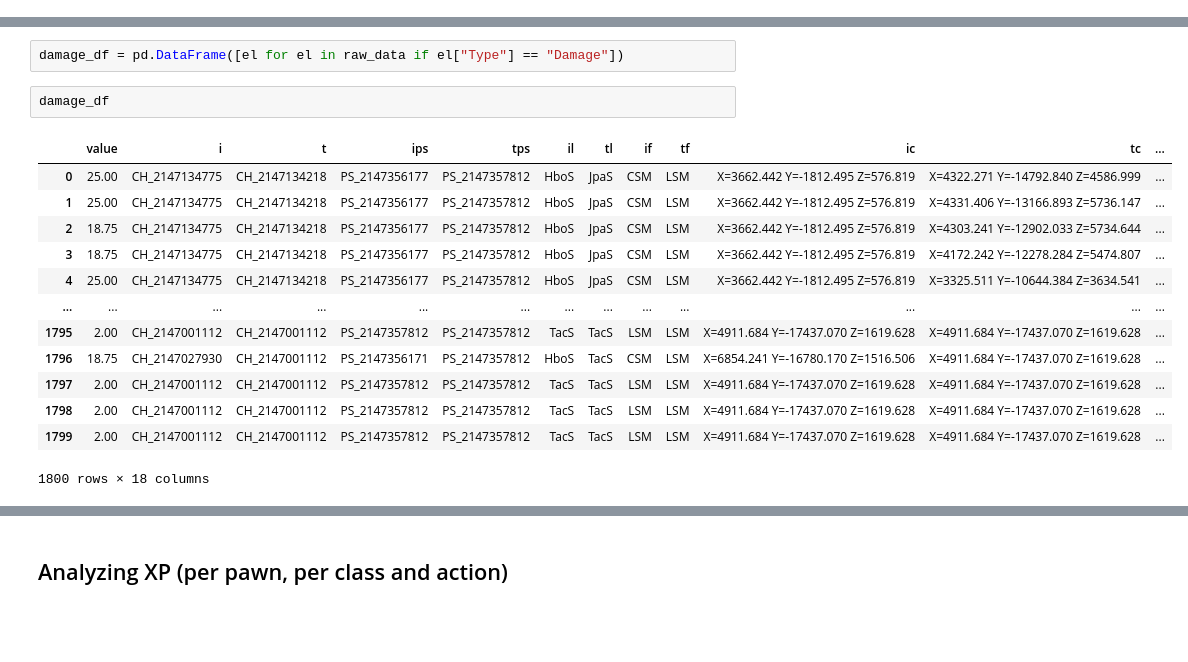
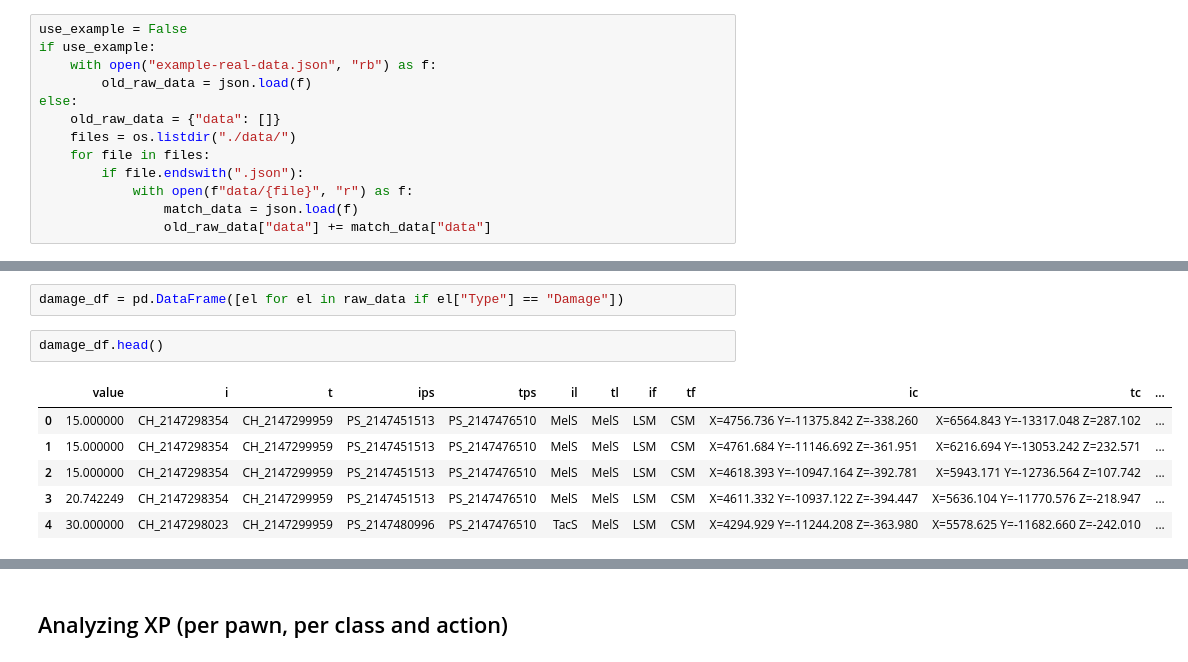
Before and after one commit to JediKnightChan/ECRTools, a Jupyter notebook: ecr-analytics/example/rawdata-analyzer.ipynb, the cells around one changed output, grey strips where cells are left out. Saved outputs shown, nothing was run; the diff lists cells and outputs as text; blank space fills up the shorter version.

```diff
--- a/ecr-analytics/example/rawdata-analyzer.ipynb
+++ b/ecr-analytics/example/rawdata-analyzer.ipynb
@@ -13,0 +13,13 @@ with open("example-real-data.json", "rb") as f:
+# %%
+use_example = False
+if use_example:
+    with open("example-real-data.json", "rb") as f:
+        old_raw_data = json.load(f)
+else:
+    old_raw_data = {"data": []}
+    files = os.listdir("./data/")
+    for file in files:
+        if file.endswith(".json"):
+            with open(f"data/{file}", "r") as f:
+                match_data = json.load(f)
+                old_raw_data["data"] += match_data["data"]
@@ -45,21 +61,14 @@ for el in old_raw_data["data"]:
 # %%
 damage_df = pd.DataFrame([el for el in raw_data if el["Type"] == "Damage"])
 # %%
-damage_df
+damage_df.head()
 # %% [output]
 |  | value | i | t | ips | tps | il | tl | if | tf | ic | tc | ... |
-| 0 | 25.00 | CH_2147134775 | CH_2147134218 | PS_2147356177 | PS_2147357812 | HboS | JpaS | CSM | LSM | X=3662.442 Y=-1812.495 Z=576.819 | X=4322.271 Y=-14792.840 Z=4586.999 | ... |
-| 1 | 25.00 | CH_2147134775 | CH_2147134218 | PS_2147356177 | PS_2147357812 | HboS | JpaS | CSM | LSM | X=3662.442 Y=-1812.495 Z=576.819 | X=4331.406 Y=-13166.893 Z=5736.147 | ... |
-| 2 | 18.75 | CH_2147134775 | CH_2147134218 | PS_2147356177 | PS_2147357812 | HboS | JpaS | CSM | LSM | X=3662.442 Y=-1812.495 Z=576.819 | X=4303.241 Y=-12902.033 Z=5734.644 | ... |
-| 3 | 18.75 | CH_2147134775 | CH_2147134218 | PS_2147356177 | PS_2147357812 | HboS | JpaS | CSM | LSM | X=3662.442 Y=-1812.495 Z=576.819 | X=4172.242 Y=-12278.284 Z=5474.807 | ... |
-| 4 | 25.00 | CH_2147134775 | CH_2147134218 | PS_2147356177 | PS_2147357812 | HboS | JpaS | CSM | LSM | X=3662.442 Y=-1812.495 Z=576.819 | X=3325.511 Y=-10644.384 Z=3634.541 | ... |
-| ... | ... | ... | ... | ... | ... | ... | ... | ... | ... | ... | ... | ... |
-| 1795 | 2.00 | CH_2147001112 | CH_2147001112 | PS_2147357812 | PS_2147357812 | TacS | TacS | LSM | LSM | X=4911.684 Y=-17437.070 Z=1619.628 | X=4911.684 Y=-17437.070 Z=1619.628 | ... |
-| 1796 | 18.75 | CH_2147027930 | CH_2147001112 | PS_2147356171 | PS_2147357812 | HboS | TacS | CSM | LSM | X=6854.241 Y=-16780.170 Z=1516.506 | X=4911.684 Y=-17437.070 Z=1619.628 | ... |
-| 1797 | 2.00 | CH_2147001112 | CH_2147001112 | PS_2147357812 | PS_2147357812 | TacS | TacS | LSM | LSM | X=4911.684 Y=-17437.070 Z=1619.628 | X=4911.684 Y=-17437.070 Z=1619.628 | ... |
-| 1798 | 2.00 | CH_2147001112 | CH_2147001112 | PS_2147357812 | PS_2147357812 | TacS | TacS | LSM | LSM | X=4911.684 Y=-17437.070 Z=1619.628 | X=4911.684 Y=-17437.070 Z=1619.628 | ... |
-| 1799 | 2.00 | CH_2147001112 | CH_2147001112 | PS_2147357812 | PS_2147357812 | TacS | TacS | LSM | LSM | X=4911.684 Y=-17437.070 Z=1619.628 | X=4911.684 Y=-17437.070 Z=1619.628 | ... |
+| 0 | 15.000000 | CH_2147298354 | CH_2147299959 | PS_2147451513 | PS_2147476510 | MelS | MelS | LSM | CSM | X=4756.736 Y=-11375.842 Z=-338.260 | X=6564.843 Y=-13317.048 Z=287.102 | ... |
+| 1 | 15.000000 | CH_2147298354 | CH_2147299959 | PS_2147451513 | PS_2147476510 | MelS | MelS | LSM | CSM | X=4761.684 Y=-11146.692 Z=-361.951 | X=6216.694 Y=-13053.242 Z=232.571 | ... |
+| 2 | 15.000000 | CH_2147298354 | CH_2147299959 | PS_2147451513 | PS_2147476510 | MelS | MelS | LSM | CSM | X=4618.393 Y=-10947.164 Z=-392.781 | X=5943.171 Y=-12736.564 Z=107.742 | ... |
+| 3 | 20.742249 | CH_2147298354 | CH_2147299959 | PS_2147451513 | PS_2147476510 | MelS | MelS | LSM | CSM | X=4611.332 Y=-10937.122 Z=-394.447 | X=5636.104 Y=-11770.576 Z=-218.947 | ... |
+| 4 | 30.000000 | CH_2147298023 | CH_2147299959 | PS_2147480996 | PS_2147476510 | TacS | MelS | LSM | CSM | X=4294.929 Y=-11244.208 Z=-363.980 | X=5578.625 Y=-11682.660 Z=-242.010 | ... |
-1800 rows × 18 columns
 # %%
 # damage_df["value"] = pd.to_numeric(damage_df["value"])
 damage_per_pawn = damage_df.groupby(["i"]).agg(
```
Also changed, not shown: parts of 18 cells of this notebook, 2 other files.
